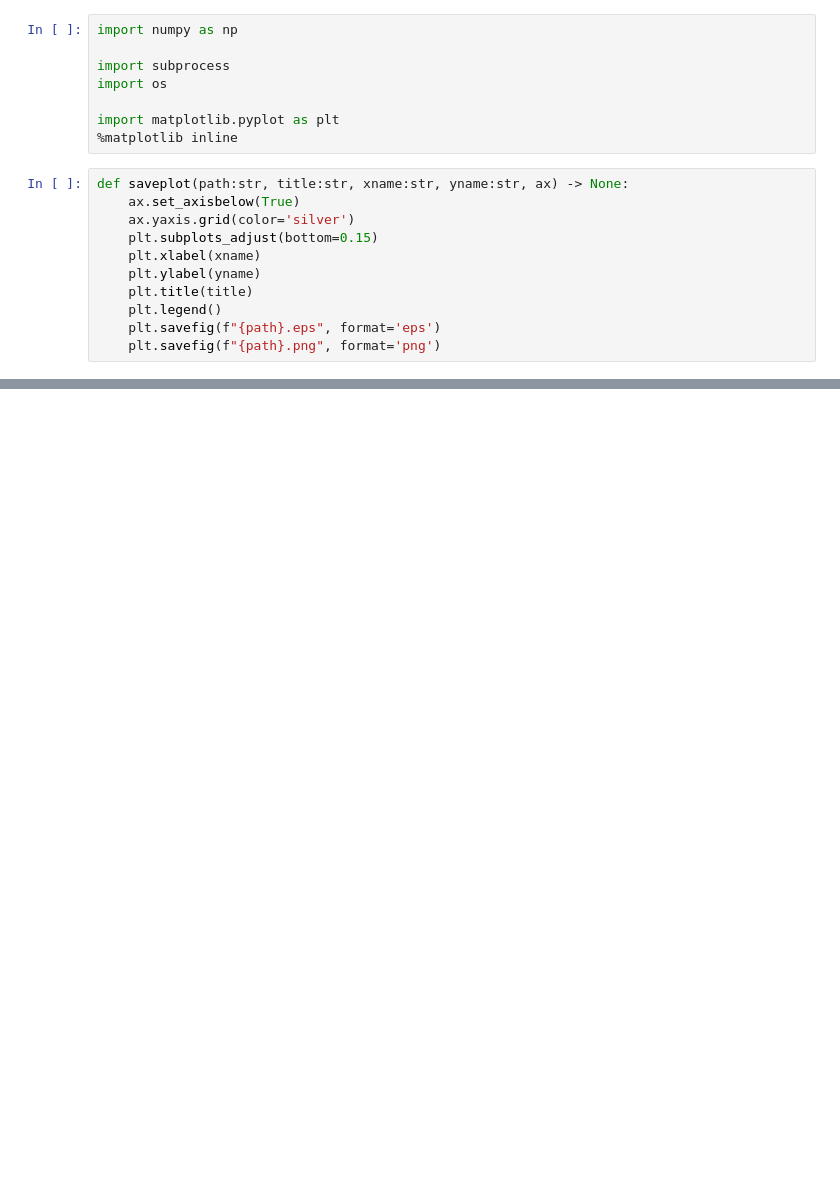
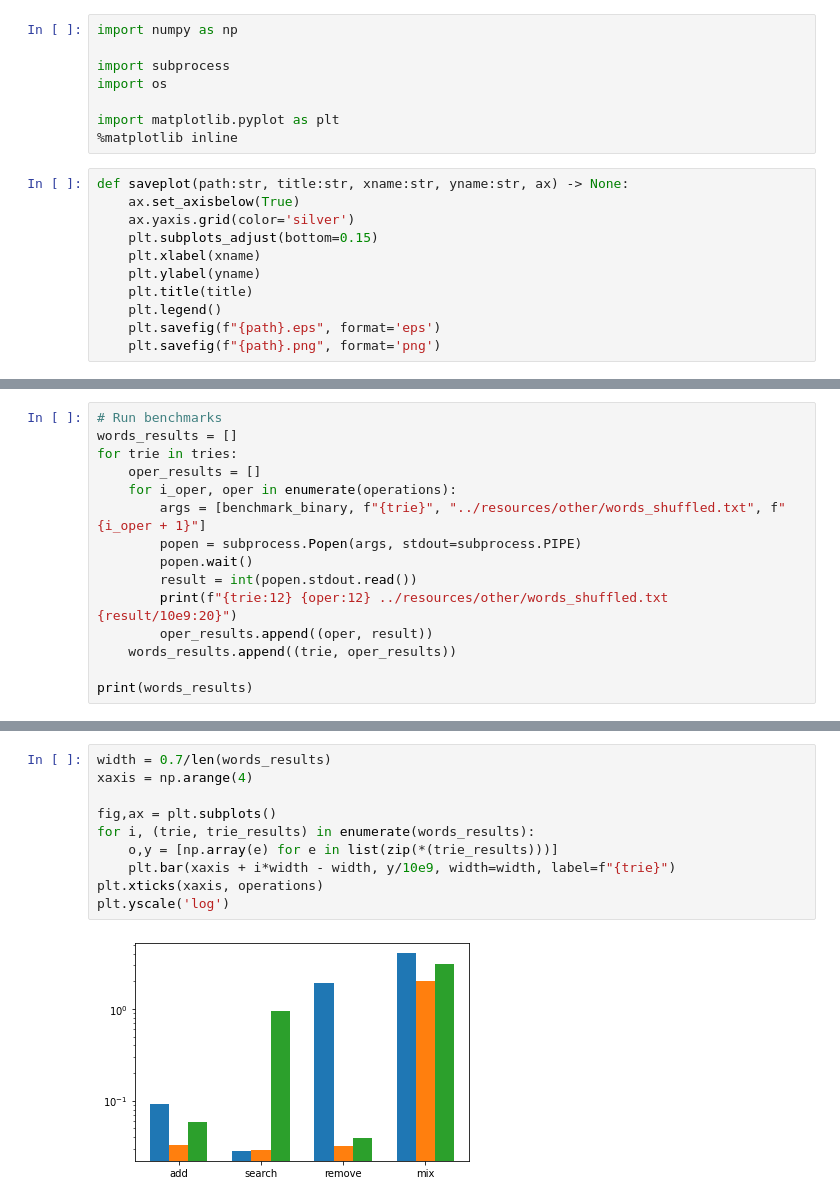
Before and after one commit to eliasnijs/trie-exploration, a Jupyter notebook: extra/analysis.ipynb, the cells around one changed output, grey strips where cells are left out. Saved outputs shown, nothing was run; the diff lists cells and outputs as text; blank space fills up the shorter version.

```diff
--- a/extra/analysis.ipynb
+++ b/extra/analysis.ipynb
@@ -62,0 +109,15 @@ The PostScript backend does not support transparency; partially transparent arti
+# %%
+# Run benchmarks
+words_results = []
+for trie in tries:
+    oper_results = []
+    for i_oper, oper in enumerate(operations):
+        args = [benchmark_binary, f"{trie}", "../resources/other/words_shuffled.txt", f"{i_oper + 1}"]
+        popen = subprocess.Popen(args, stdout=subprocess.PIPE)
+        popen.wait()
+        result = int(popen.stdout.read())
+        print(f"{trie:12} {oper:12} ../resources/other/words_shuffled.txt   {result/10e9:20}")
+        oper_results.append((oper, result))
+    words_results.append((trie, oper_results))
+
+print(words_results)
@@ -62,0 +138,12 @@ The PostScript backend does not support transparency; partially transparent arti
+# %%
+width = 0.7/len(words_results)
+xaxis = np.arange(4)
+
+fig,ax = plt.subplots()
+for i, (trie, trie_results) in enumerate(words_results):
+    o,y = [np.array(e) for e in list(zip(*(trie_results)))]
+    plt.bar(xaxis + i*width - width, y/10e9, width=width, label=f"{trie}")
+plt.xticks(xaxis, operations)
+plt.yscale('log')
+# %% [output]
+[figure, added]
```
Also changed, not shown: parts of 10 cells of this notebook, 22 other files.
